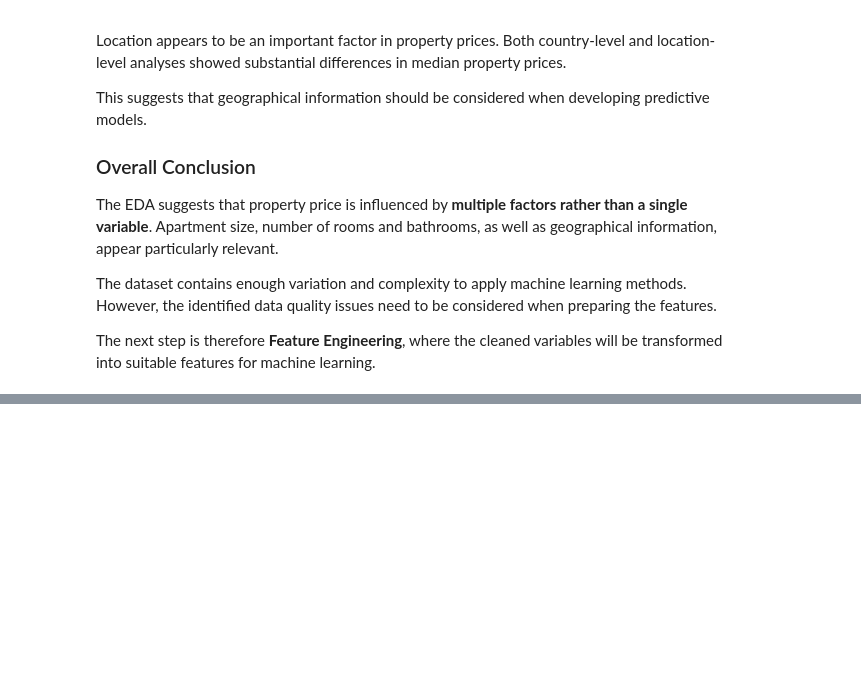
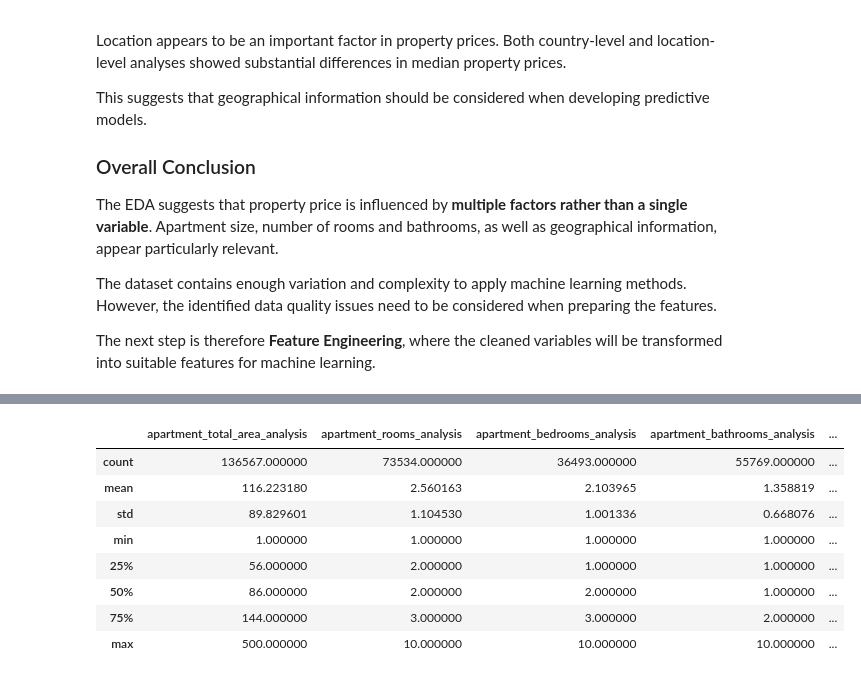
Before and after one commit to clia7/Real_Estate_Analysis, a Jupyter notebook: real-estate-analysis.ipynb, the cells around one changed output, grey strips where cells are left out. Saved outputs shown, nothing was run; the diff lists cells and outputs as text; code cells hidden in the pictures; blank space fills up the shorter version.

Commit message:
Kaggle Notebook | Real_Estate_Analysis | Version 8

```diff
--- a/real-estate-analysis.ipynb
+++ b/real-estate-analysis.ipynb
@@ -1906,0 +2062,44 @@ The next step is therefore **Feature Engineering**, where the cleaned variables
+# %%
+df['apartment_bathrooms_analysis'] = df['apartment_bathrooms'].where(
+    df['apartment_bathrooms'].between(1, 10)
+)
+# %%
+df['building_construction_year_analysis'] = df[
+    'building_construction_year'
+].where(
+    df['building_construction_year'].between(1800, 2028)
+)
+# %%
+df['apartment_floor_analysis'] = df['apartment_floor'].where(
+    ~(
+        (df['apartment_floor'] > df['building_total_floors']) &
+        (df['building_total_floors'].notna())
+    )
+)
+# %%
+df['apartment_floor_analysis'] = df[
+    'apartment_floor_analysis'
+].where(
+    df['apartment_floor_analysis'] >= -1
+)
+# %%
+analysis_features = [
+    'apartment_total_area_analysis',
+    'apartment_rooms_analysis',
+    'apartment_bedrooms_analysis',
+    'apartment_bathrooms_analysis',
+    'building_construction_year_analysis',
+    'apartment_floor_analysis'
+]
+
+df[analysis_features].describe()
+# %% [output]
+|  | apartment_total_area_analysis | apartment_rooms_analysis | apartment_bedrooms_analysis | apartment_bathrooms_analysis | ... |
+| count | 136567.000000 | 73534.000000 | 36493.000000 | 55769.000000 | ... |
+| mean | 116.223180 | 2.560163 | 2.103965 | 1.358819 | ... |
+| std | 89.829601 | 1.104530 | 1.001336 | 0.668076 | ... |
+| min | 1.000000 | 1.000000 | 1.000000 | 1.000000 | ... |
+| 25% | 56.000000 | 2.000000 | 1.000000 | 1.000000 | ... |
+| 50% | 86.000000 | 2.000000 | 2.000000 | 1.000000 | ... |
+| 75% | 144.000000 | 3.000000 | 3.000000 | 2.000000 | ... |
+| max | 500.000000 | 10.000000 | 10.000000 | 10.000000 | ... |
```
Also changed, not shown: parts of 34 cells of this notebook.
